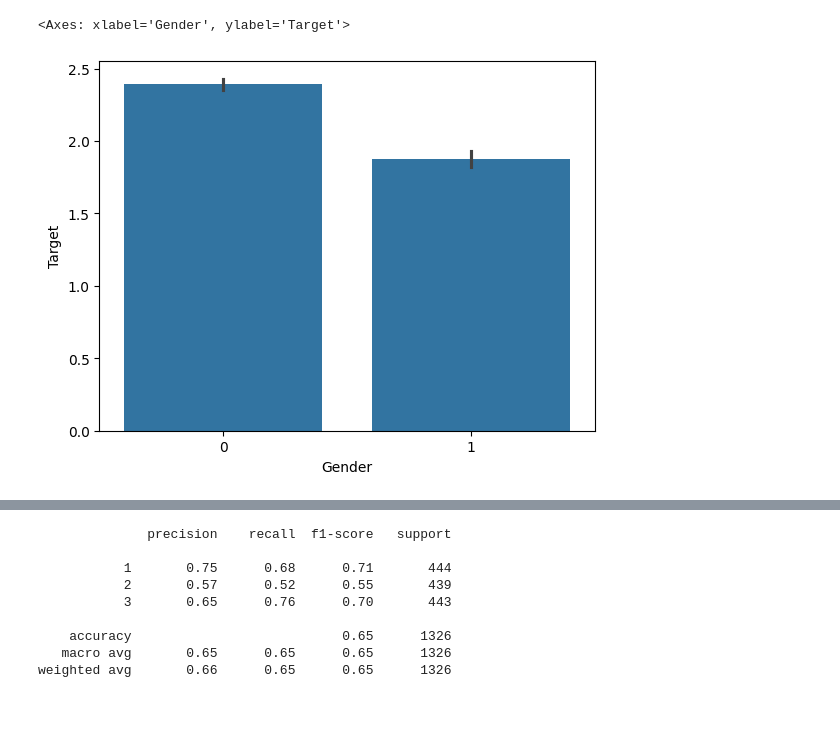
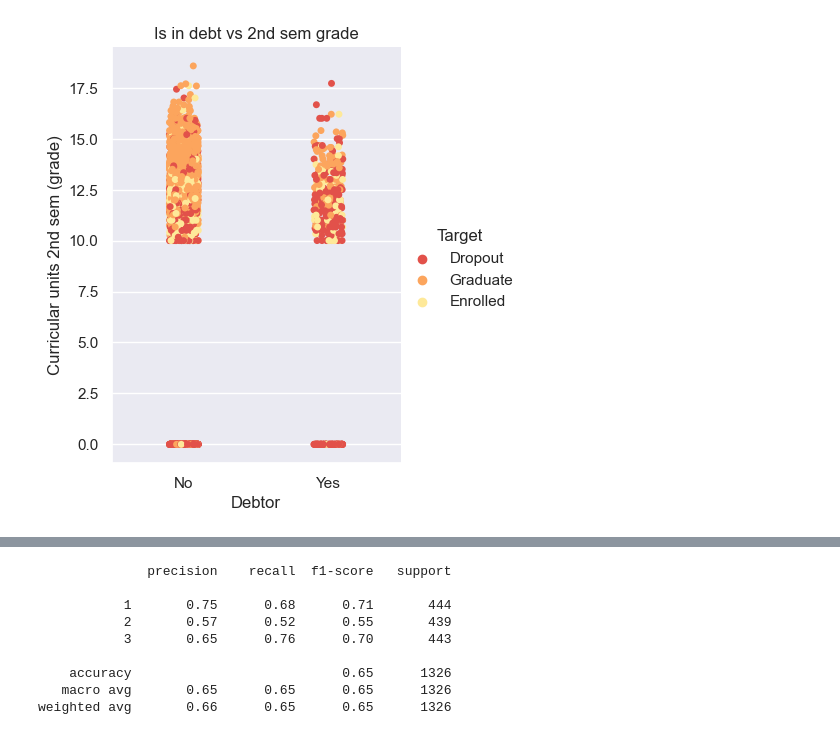
Before and after one commit to erin-le/ecs163-team-10, a Jupyter notebook: ml-models/ml-notebook.ipynb, the cells around one changed output, grey strips where cells are left out. Saved outputs shown, nothing was run; the diff lists cells and outputs as text; code cells hidden in the pictures; blank space fills up the shorter version.

```diff
--- a/ml-models/ml-notebook.ipynb
+++ b/ml-models/ml-notebook.ipynb
@@ -58,8 +60,20 @@ heatmap_after = sns.heatmap(df.corr(), vmin=-1, vmax=1, center=0, annot=False, c
 # %%
 # do some static vis analyzing the higher correlated factors
 # X_0 = female, X_1 = male | y_1 = dropout, y_2 = enrolled, y_3 = graduate
-# catplot = sns.catplot(data=df, x="Target", y="Age at enrollment", hue="Gender")
-sns.barplot(data=df, x="Gender", y="Target")
+statusMapToCat = {1: 'Dropout', 2: 'Enrolled', 3: 'Graduate'}
+debtorMapToCat = {1: 'Yes', 0: 'No'}
+debtorMapToNum = {'Yes': 1, 'No': 0}
+df['Target'] = df['Target'].replace(statusMapToCat)
+df['Debtor'] = df['Debtor'].replace(debtorMapToCat)
+
+height = 5
+width = 4
+sns.set_palette('Spectral')
+sns.catplot(data=df, x="Debtor", y="Curricular units 2nd sem (grade)", hue="Target", height=height, aspect=width/height).set(title="Is in debt vs 2nd sem grade")
+
+df['Target'] = df['Target'].replace(statusMap)
+df['Debtor'] = df['Debtor'].replace(debtorMapToNum)
+
+# sns.barplot(data=df, x="Gender", y="Target")
 # %% [output]
-<Axes: xlabel='Gender', ylabel='Target'>
-[figure, old version]
+[figure, new version]
```
Also changed, not shown: parts of 6 cells of this notebook, 4 other files.
